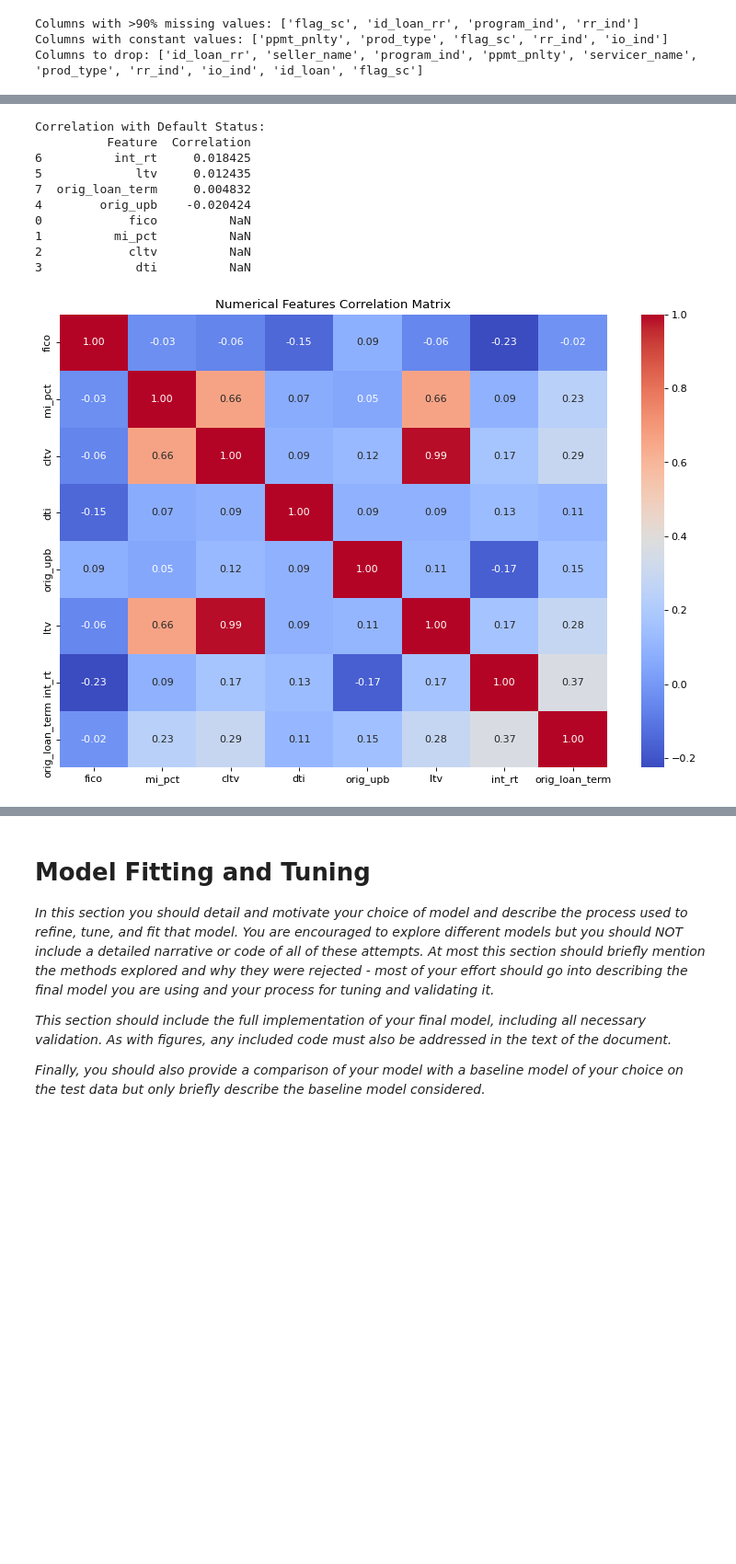
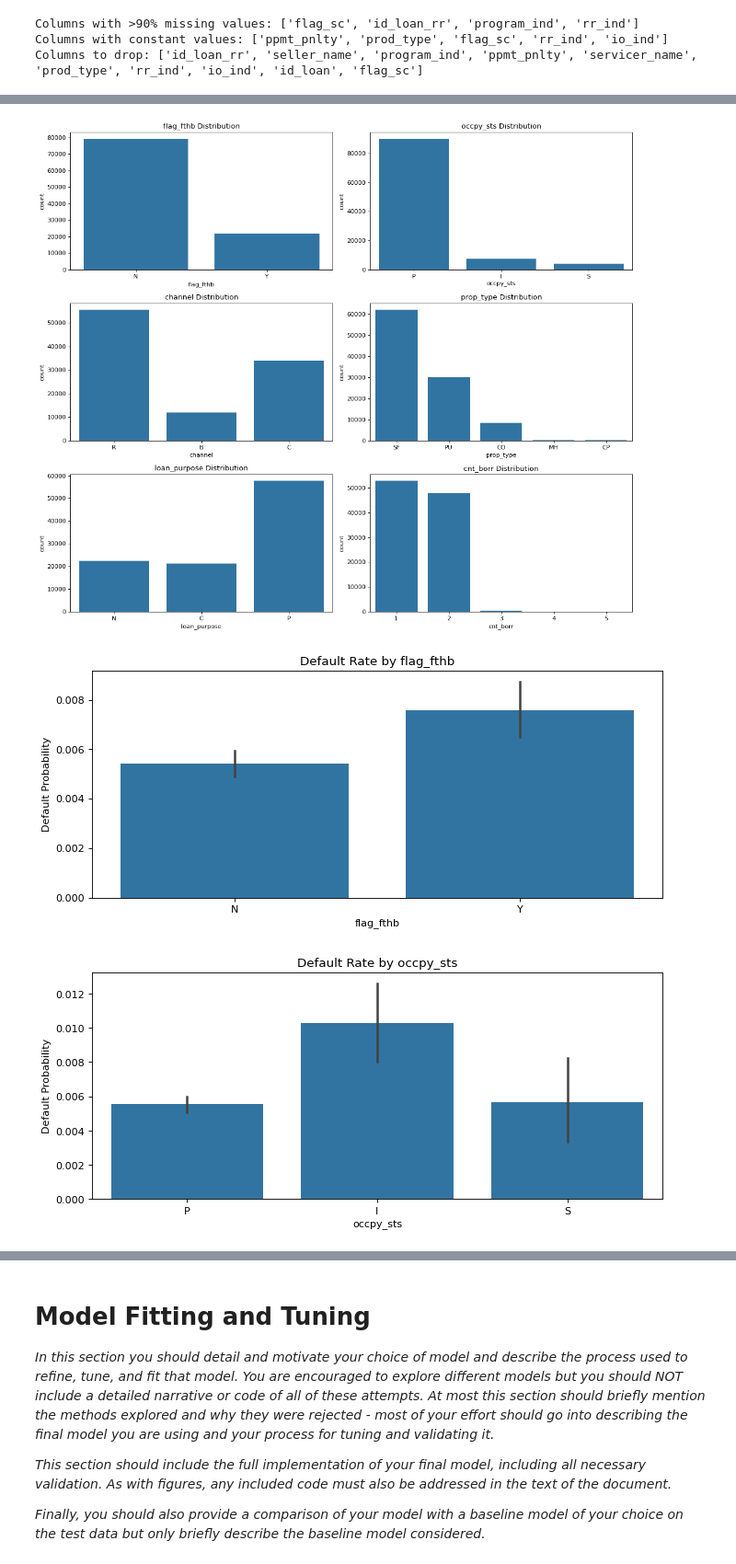
Before and after one commit to AwuoeZYC/Project_2, a Jupyter notebook: project2.ipynb, the cells around one changed output, grey strips where cells are left out. Shown: that part at 92% size. Saved outputs shown, nothing was run; the diff lists cells and outputs as text; code cells hidden in the pictures; blank space fills up the shorter version.

```diff
--- a/project2.ipynb
+++ b/project2.ipynb
@@ -302,31 +245,0 @@ plt.show()
-# %%
-# ### 5.3 Correlation Analysis
-
-# Calculate correlations with target (point-biserial)
-correlations = []
-for col in num_cols:
-    corr = np.corrcoef(train_df[col], (train_df['loan_status'] == 'default').astype(int))[0,1]
-    correlations.append(corr)
-
-corr_df = pd.DataFrame({'Feature': num_cols, 'Correlation': correlations})
-corr_df = corr_df.sort_values('Correlation', ascending=False)
-print("Correlation with Default Status:")
-print(corr_df)
-
-# Plot correlation heatmap for numerical features
-plt.figure(figsize=(12,8))
-sns.heatmap(train_num.corr(), annot=True, cmap='coolwarm', fmt=".2f")
-plt.title("Numerical Features Correlation Matrix")
-plt.show()
-# %% [output]
-Correlation with Default Status:
-          Feature  Correlation
-6          int_rt     0.018425
-5             ltv     0.012435
-7  orig_loan_term     0.004832
-4        orig_upb    -0.020424
-0            fico          NaN
-1          mi_pct          NaN
-2            cltv          NaN
-3             dti          NaN
-[figure, removed]
@@ -358,0 +246,24 @@ train_df = train_df.drop(columns=cols_to_drop)
+# %%
+# ### 5.3 Categorical Features Analysis
+cat_cols = ['flag_fthb', 'occpy_sts', 'channel', 'prop_type', 'loan_purpose', 'cnt_borr']
+
+# Frequency plots
+fig, axes = plt.subplots(3, 2, figsize=(14, 12))
+for i, col in enumerate(cat_cols):
+    sns.countplot(x=col, data=train_df, ax=axes[i//2, i%2])
+    axes[i//2, i%2].set_title(f'{col} Distribution')
+    axes[i//2, i%2].tick_params(axis='x')
+plt.tight_layout()
+plt.show()
+
+# Relationship with Target
+for col in cat_cols:
+    plt.figure(figsize=(10,4))
+    sns.barplot(x=col, y='loan_status', data=train_df, estimator=np.mean)
+    plt.title(f'Default Rate by {col}')
+    plt.ylabel('Default Probability')
+    plt.show()
+# %% [output]
+[figure, added]
+[figure, added]
+[figure, added]
```
Also changed, not shown: parts of 9 cells of this notebook.
